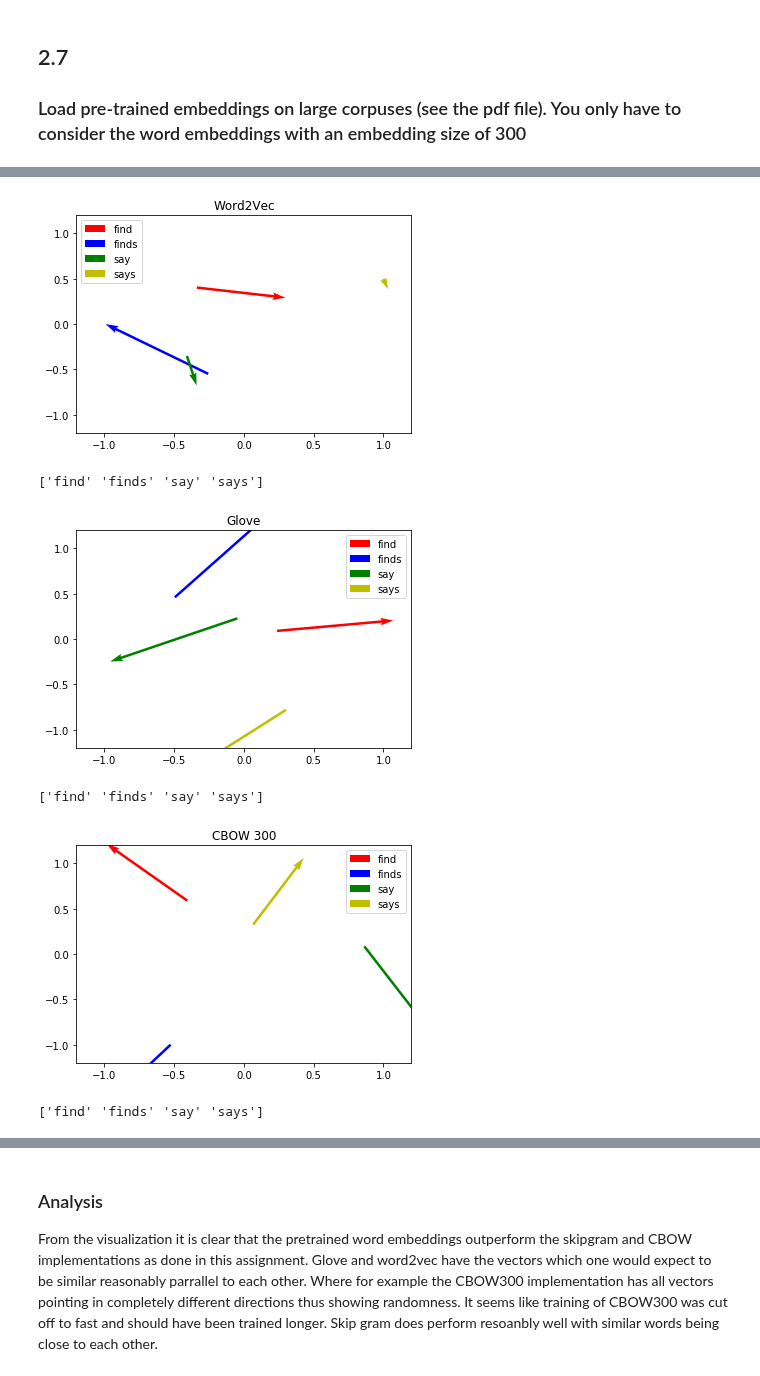
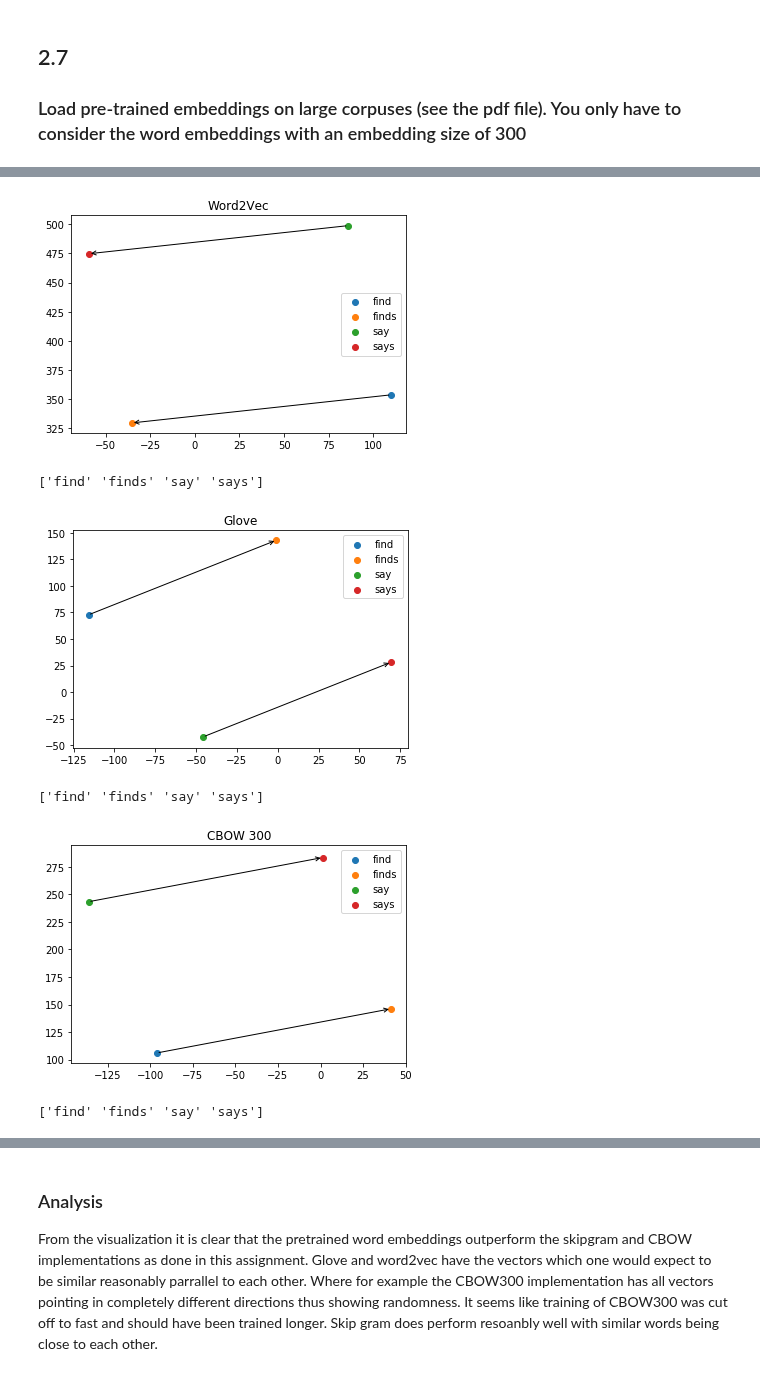
Before and after one commit to irfannurafif/recsys, a Jupyter notebook: Assignment 1.ipynb, the cells around one changed output, grey strips where cells are left out. Cells and saved outputs as stored; diff of their text form; code cells hidden in the pictures.

```diff
--- a/Assignment 1.ipynb
+++ b/Assignment 1.ipynb
@@ -940,24 +943,22 @@ Comparison performance:
 
 import matplotlib.pyplot as plt
 def draw_word_vecs(X,strings):
-    col = ['r','b','g','y']
-    if len(X)!= len(strings):
-        print("mismatch in lengths between labels and vectors")
+        col = ['r','b','g','y']
+        if len(X)!= len(strings):
+            print("mismatch in lengths between labels and vectors")
 
-    X_embedded = TSNE(n_components=4,method='exact').fit_transform(X)
-    maxt = np.amax(X_embedded)
-    mint = np.amin(X_embedded)
-    #print(maxt,mint)
-    maxt = max(maxt,mint*-1)
-    for i in range(len(X_embedded)):
-        plt.quiver(X_embedded[i][0]/maxt,X_embedded[i][1]/maxt,X_embedded[i][2]/maxt,X_embedded[i][3]/maxt,angles='xy', scale_units='xy',color=col[i], scale=1,label=strings[i])
-        #for val in X_embedded[i]:
-            #print(val/maxt)
-    #print(X_embedded)
-    plt.ylim(-1.2,1.2)
-    plt.xlim(-1.2,1.2)
-    plt.legend(strings)
-    plt.show()
+        X_embedded = TSNE(n_components=2,method='exact',n_iter=5000).fit_transform(X)
+        for i in range(len(X_embedded)):
+            if (i==0 or i==2):
+                dx = X_embedded[i+1][0]- X_embedded[i][0]
+                dy = X_embedded[i+1][1] - X_embedded[i][1]
+                plt.annotate("",
+                xytext=(X_embedded[i][0] , X_embedded[i][1] ), xycoords='data',
+                xy=(X_embedded[i+1][0] , X_embedded[i+1][1] ),textcoords='data',arrowprops=dict(arrowstyle="->",
+                            connectionstyle="arc3"))
+            plt.scatter(X_embedded[i][0],X_embedded[i][1])
+        plt.legend(strings)
+        plt.show()
 # %%
 #cbow 50
 
@@ -974 +975,12 @@ print(w2visualize)
 ['run' 'running' 'listen' 'listening']
+# %%
+#skipgram_50_dense
+
+w2visualize=analogy_list[30]
+embedlist=[]
+for i in range(4):
+    #embedlist.append(word2vec[analogy_list[1][i]])
+    embedlist.append(embed_skipgram_50_dense[tokenizer.word_index[w2visualize[i]]-1])
+plt.title("skipgram 50 dense")
+draw_word_vecs(embedlist,w2visualize)
+print(w2visualize)
@@ -1187,16 +1204,17 @@ skipgram_dense: up, down, close, far: 0.018702310370623847
 # %%
 #Visualize the pre-trained word embeddings
 
+w2visualize=analogy_list[19]
 embedlist=[]
 for i in range(4):
     embedlist.append(word2vec[w2visualize[i]])
     #embedlist.append(embed_skipgram_300[tokenizer.word_index[w2visualize[i]]-1])
 len(embedlist)
 plt.title("Word2Vec")
 draw_word_vecs(embedlist,w2visualize)
 print(w2visualize)
 # %% [output]
-[figure, old version]
+[figure, new version]
 ['find' 'finds' 'say' 'says']
 # %%
 #Visualize the pre-trained word embeddings
@@ -1210,7 +1228,7 @@ plt.title("Glove")
 draw_word_vecs(embedlist,w2visualize)
 print(w2visualize)
 # %% [output]
-[figure, old version]
+[figure, new version]
 ['find' 'finds' 'say' 'says']
 # %%
 #Visualize the pre-trained word embeddings
@@ -1224,7 +1242,7 @@ plt.title("CBOW 300")
 draw_word_vecs(embedlist,w2visualize)
 print(w2visualize)
 # %% [output]
-[figure, old version]
+[figure, new version]
 ['find' 'finds' 'say' 'says']
 # %%
 #Visualize the pre-trained word embeddings
```
Also changed, not shown: parts of 16 cells of this notebook.
